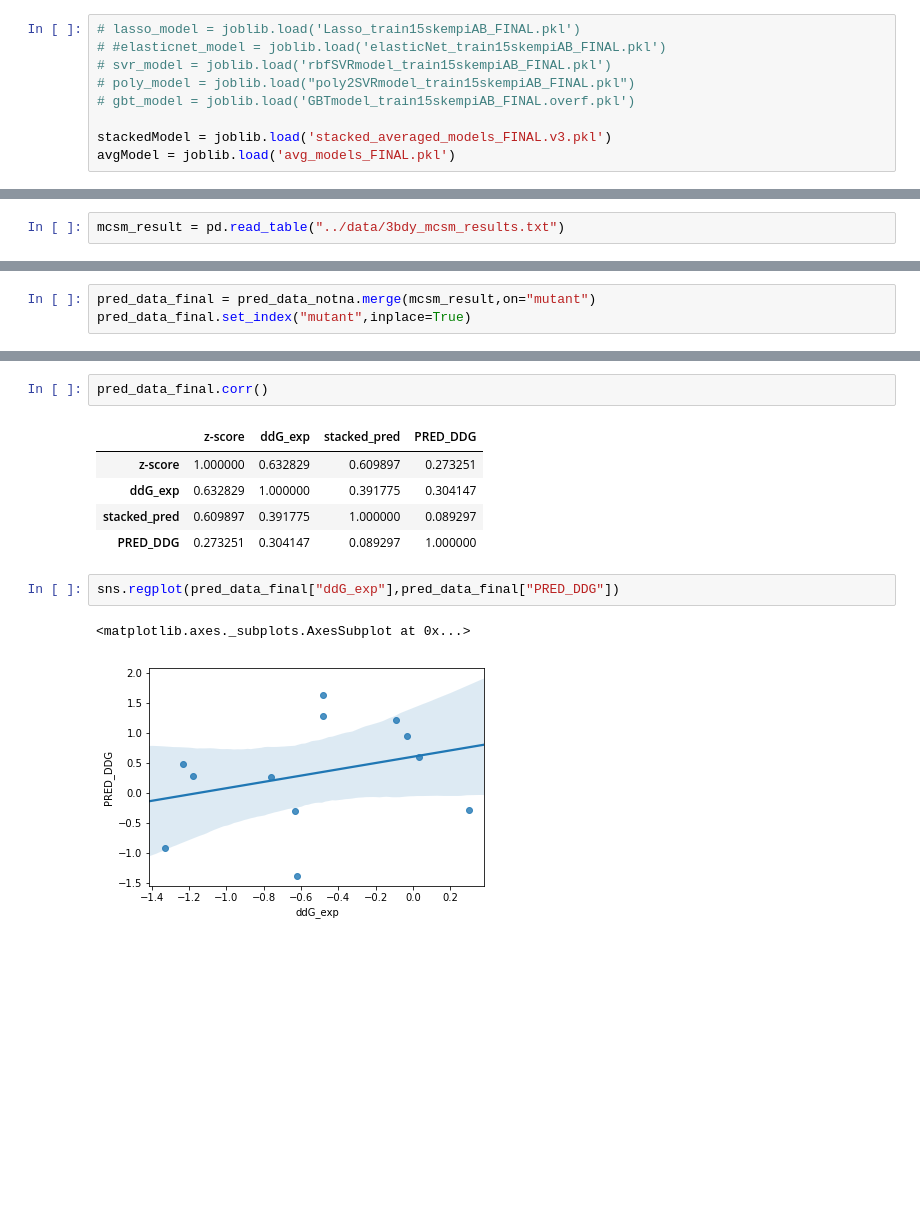
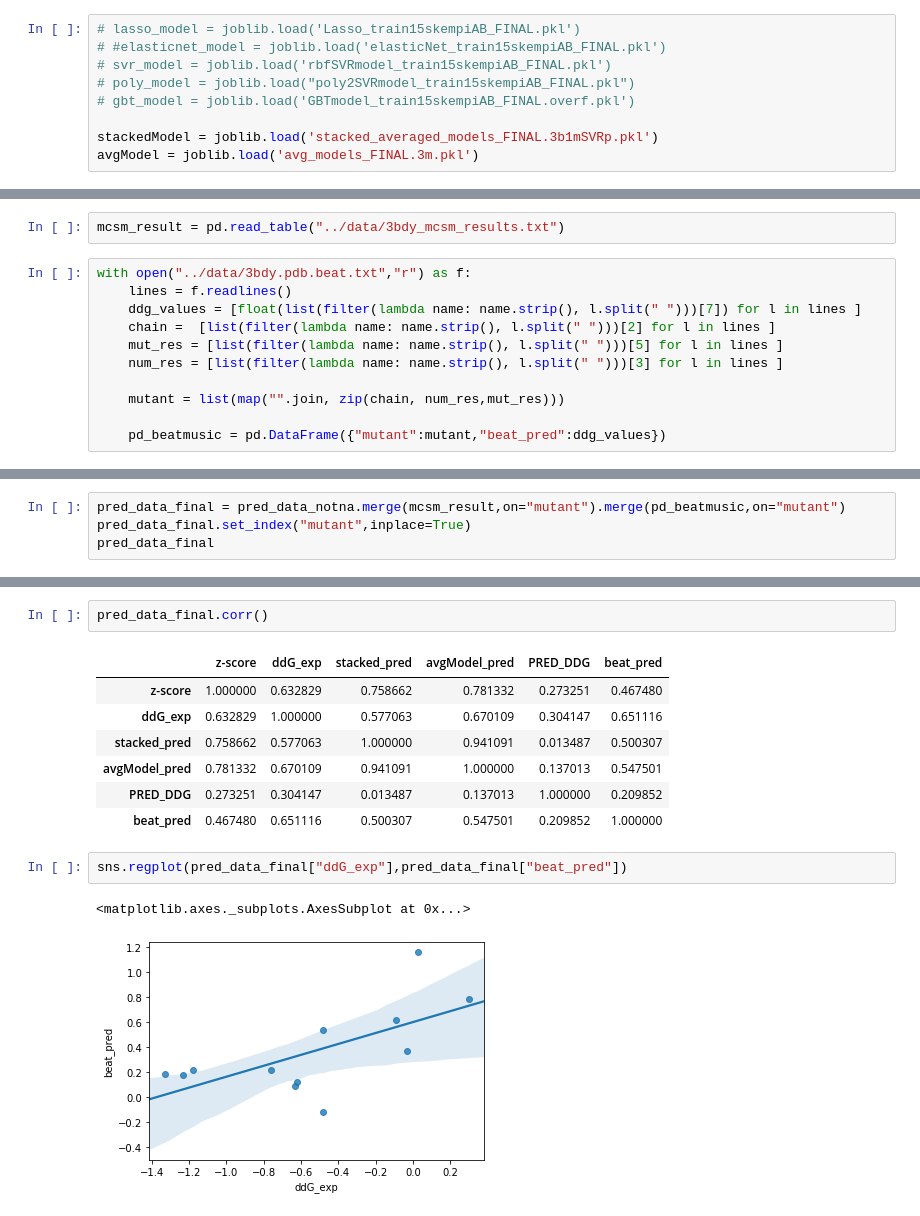
Before and after one commit to victorfica/Master-thesis, a Jupyter notebook: notebooks/benchmark_adapt_3bdy.ipynb, the cells around one changed output, grey strips where cells are left out. Saved outputs shown, nothing was run; the diff lists cells and outputs as text; blank space fills up the shorter version.

```diff
--- a/notebooks/benchmark_adapt_3bdy.ipynb
+++ b/notebooks/benchmark_adapt_3bdy.ipynb
@@ -35,8 +35,8 @@ X.columns.shape
 # poly_model = joblib.load("poly2SVRmodel_train15skempiAB_FINAL.pkl")
 # gbt_model = joblib.load('GBTmodel_train15skempiAB_FINAL.overf.pkl')
 
-stackedModel = joblib.load('stacked_averaged_models_FINAL.v3.pkl')
-avgModel = joblib.load('avg_models_FINAL.pkl')
+stackedModel = joblib.load('stacked_averaged_models_FINAL.3b1mSVRp.pkl')
+avgModel = joblib.load('avg_models_FINAL.3m.pkl')
 # %%
 # lasso_pred = lasso_model.predict(X)
 # #elasticnet_pred = elasticnet_model.predict(X)
@@ -94,5 +92,16 @@ sns.regplot(pred_data_notna["ddG_exp"],pred_data_notna["stacked_pred"])
 # %%
 mcsm_result = pd.read_table("../data/3bdy_mcsm_results.txt")
+# %%
+with open("../data/3bdy.pdb.beat.txt","r") as f:
+    lines = f.readlines()
+    ddg_values = [float(list(filter(lambda name: name.strip(), l.split(" ")))[7]) for l in lines ]
+    chain =  [list(filter(lambda name: name.strip(), l.split(" ")))[2] for l in lines ]
+    mut_res = [list(filter(lambda name: name.strip(), l.split(" ")))[5] for l in lines ]
+    num_res = [list(filter(lambda name: name.strip(), l.split(" ")))[3] for l in lines ]
+
+    mutant = list(map("".join, zip(chain, num_res,mut_res)))
+
+    pd_beatmusic = pd.DataFrame({"mutant":mutant,"beat_pred":ddg_values})
 # %%
 mcsm_result["mutant"]= mcsm_result["CHAIN"].astype(str)+mcsm_result["RES_POS"].astype(str)+mcsm_result["MUT_RES"].astype(str)
 mcsm_result = mcsm_result[["PRED_DDG","mutant"]]
@@ -106,4 +115,5 @@ See the caveats in the documentation: http://pandas.pydata.org/pandas-docs/stabl
   after removing the cwd from sys.path.
 # %%
-pred_data_final = pred_data_notna.merge(mcsm_result,on="mutant")
+pred_data_final = pred_data_notna.merge(mcsm_result,on="mutant").merge(pd_beatmusic,on="mutant")
 pred_data_final.set_index("mutant",inplace=True)
+pred_data_final
@@ -118,13 +157,15 @@ np.sqrt(mean_squared_error(pred_data_final["ddG_exp"],pred_data_final["PRED_DDG"
 # %%
 pred_data_final.corr()
 # %% [output]
-|  | z-score | ddG_exp | stacked_pred | PRED_DDG |
-| z-score | 1.000000 | 0.632829 | 0.609897 | 0.273251 |
-| ddG_exp | 0.632829 | 1.000000 | 0.391775 | 0.304147 |
-| stacked_pred | 0.609897 | 0.391775 | 1.000000 | 0.089297 |
-| PRED_DDG | 0.273251 | 0.304147 | 0.089297 | 1.000000 |
+|  | z-score | ddG_exp | stacked_pred | avgModel_pred | PRED_DDG | beat_pred |
+| z-score | 1.000000 | 0.632829 | 0.758662 | 0.781332 | 0.273251 | 0.467480 |
+| ddG_exp | 0.632829 | 1.000000 | 0.577063 | 0.670109 | 0.304147 | 0.651116 |
+| stacked_pred | 0.758662 | 0.577063 | 1.000000 | 0.941091 | 0.013487 | 0.500307 |
+| avgModel_pred | 0.781332 | 0.670109 | 0.941091 | 1.000000 | 0.137013 | 0.547501 |
+| PRED_DDG | 0.273251 | 0.304147 | 0.013487 | 0.137013 | 1.000000 | 0.209852 |
+| beat_pred | 0.467480 | 0.651116 | 0.500307 | 0.547501 | 0.209852 | 1.000000 |
 # %%
-sns.regplot(pred_data_final["ddG_exp"],pred_data_final["PRED_DDG"])
+sns.regplot(pred_data_final["ddG_exp"],pred_data_final["beat_pred"])
 # %% [output]
 <matplotlib.axes._subplots.AxesSubplot at 0x...>
-[figure, old version]
+[figure, new version]
```
Also changed, not shown: parts of 13 cells of this notebook, 2 other files.
